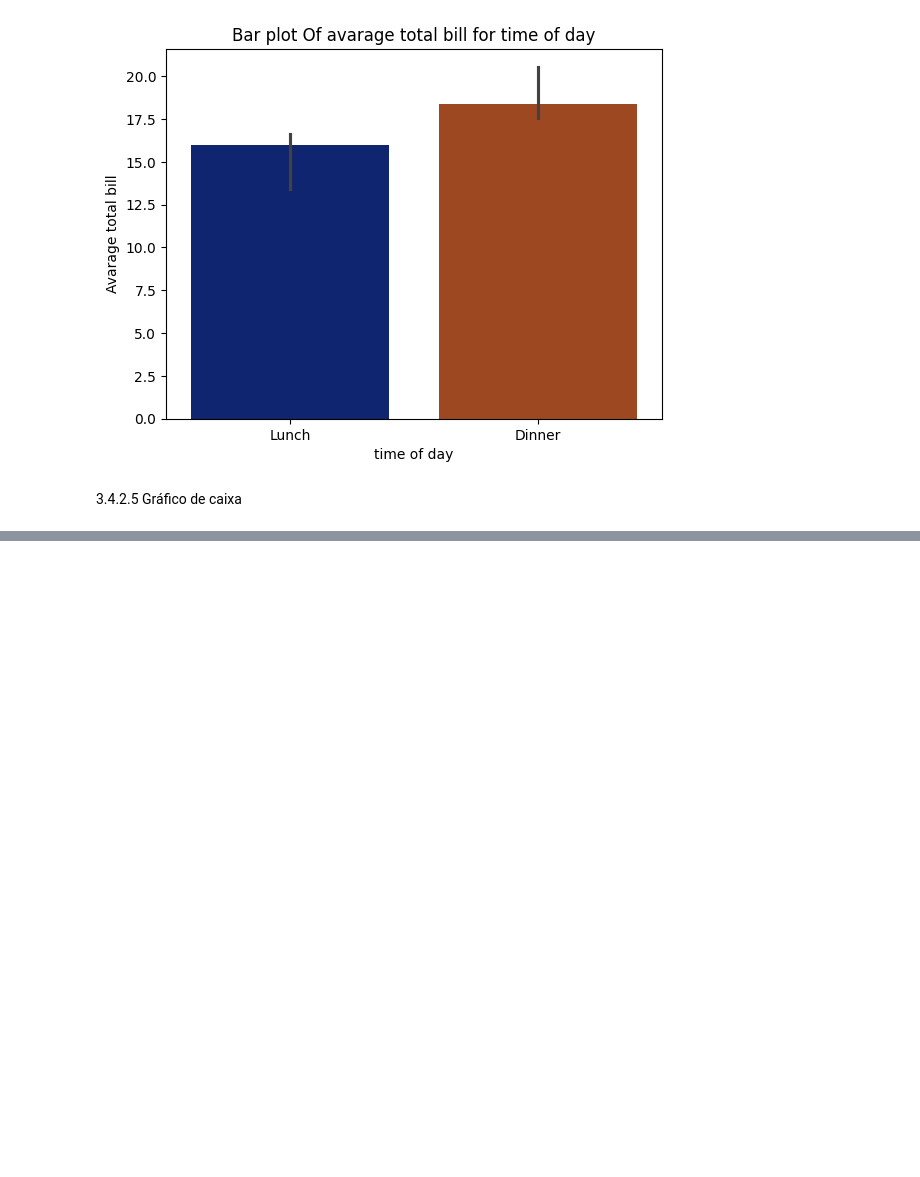
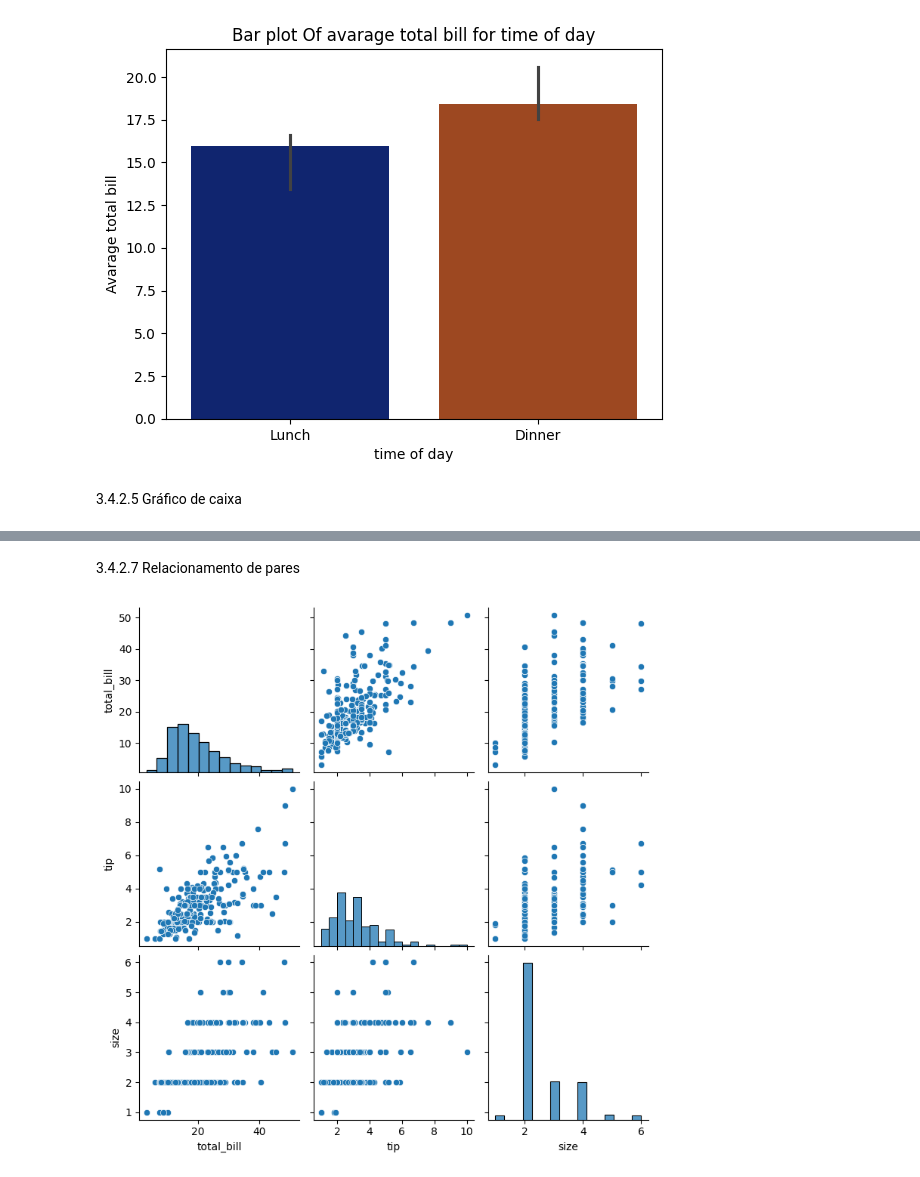
Before and after one commit to LuizGiehl/PFE, a Jupyter notebook: src/cap3.ipynb, the cells around one changed output, grey strips where cells are left out. Cells and saved outputs as stored; diff of their text form; code cells hidden in the pictures; blank space fills up the shorter version.

```diff
--- a/src/cap3.ipynb
+++ b/src/cap3.ipynb
@@ -392,0 +425,6 @@ Passing `palette` without assigning `hue` is deprecated and will be removed in v
+# %% [markdown]
+3.4.2.7 Relacionamento de pares
+# %%
+fig = sns.pairplot(tips)
+# %% [output]
+[figure, added]
```
Also changed, not shown: parts of 6 cells of this notebook.
